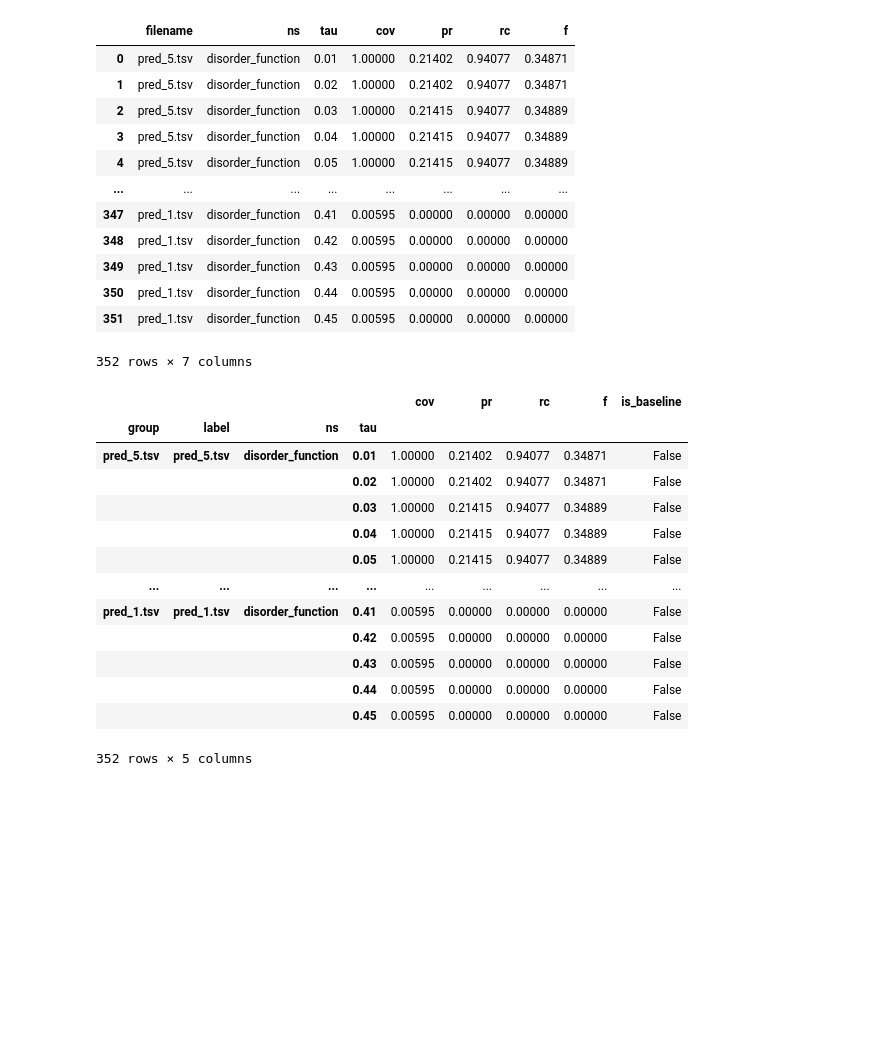
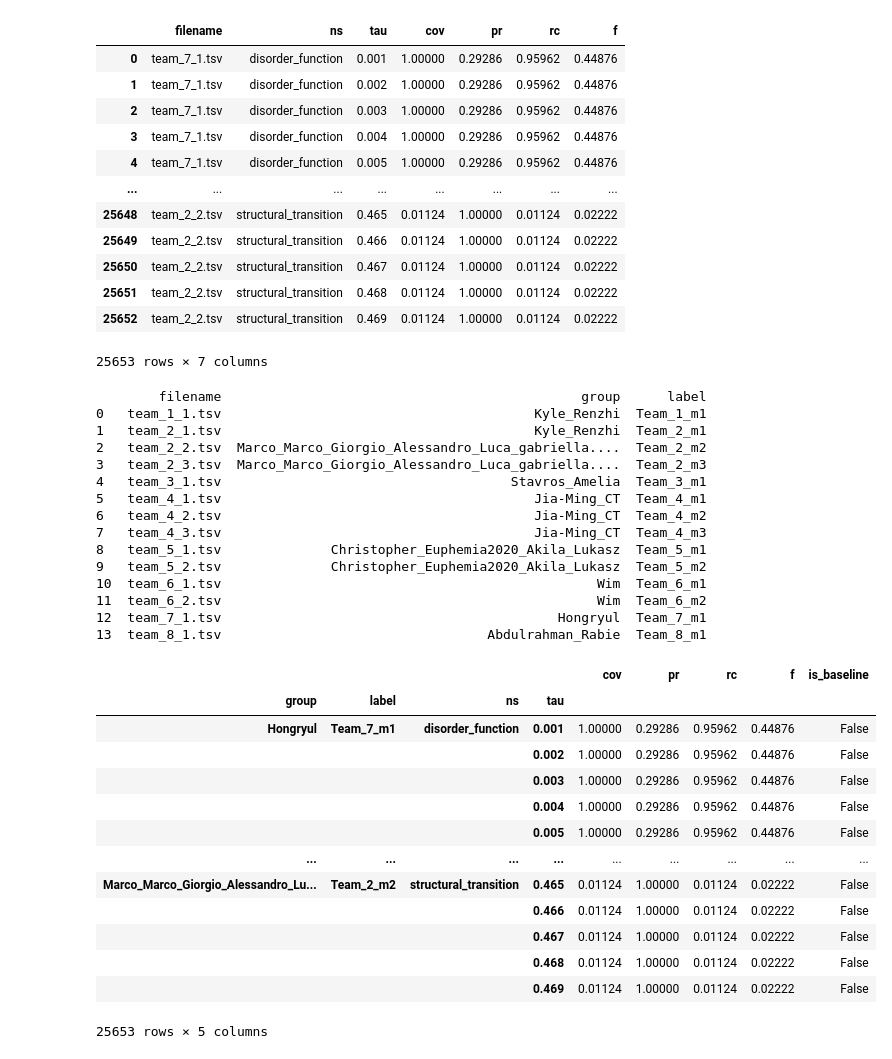
Before and after one commit to BioComputingUP/CAFA-evaluator, a Jupyter notebook: src/plot.ipynb, the cells around one changed output. Drawn from its saved outputs; the diff is of its cells as text; code cells hidden in the pictures; blank space fills up the shorter version.

```diff
--- a/src/plot.ipynb
+++ b/src/plot.ipynb
@@ -5,14 +5,25 @@ import numpy as np
 plt.set_loglevel("info")
 # %%
 # Input
-df_file = "results/evaluation_all.tsv"
-out_folder = "results"
+# df_file = "results/evaluation_all.tsv"
+# out_folder = "results"
+
+# df_file = "../../CAFA-evaluator_data/cafa4_idpo_evaluation/results_go/evaluation_all.tsv"
+# out_folder = "../../CAFA-evaluator_data/cafa4_idpo_evaluation/results_go"
+
+df_file = "../../CAFA-evaluator_data/cafa4_idpo_evaluation/results_idpo/evaluation_all.tsv"
+out_folder = "../../CAFA-evaluator_data/cafa4_idpo_evaluation/results_idpo"
 
 # Set to None if you don't want to use it. Results will not be grouped/filtered by team
-names_file = None
+# names_file = None
+
+names_file = "../../CAFA-evaluator_data/cafa4_idpo_evaluation/names.tsv"
 
 # Cumulate the last column of the cols variable, e.g. "pr" --> precision, so that the curves are monotonic as in CAFA
 cumulate = True
+
+# Methods with coverage below this threshold will not be plotted
+coverage_threshold = 0.3
 
 # Select a metric
 metric, cols = ('f', ['rc', 'pr'])
@@ -23,50 +34,66 @@ df = pd.read_csv(df_file, sep="\t")
 df
 # %% [output]
 |  | filename | ns | tau | cov | pr | rc | f |
-| 0 | pred_5.tsv | disorder_function | 0.01 | 1.00000 | 0.21402 | 0.94077 | 0.34871 |
-| 1 | pred_5.tsv | disorder_function | 0.02 | 1.00000 | 0.21402 | 0.94077 | 0.34871 |
-| 2 | pred_5.tsv | disorder_function | 0.03 | 1.00000 | 0.21415 | 0.94077 | 0.34889 |
-| 3 | pred_5.tsv | disorder_function | 0.04 | 1.00000 | 0.21415 | 0.94077 | 0.34889 |
-| 4 | pred_5.tsv | disorder_function | 0.05 | 1.00000 | 0.21415 | 0.94077 | 0.34889 |
+| 0 | team_7_1.tsv | disorder_function | 0.001 | 1.00000 | 0.29286 | 0.95962 | 0.44876 |
+| 1 | team_7_1.tsv | disorder_function | 0.002 | 1.00000 | 0.29286 | 0.95962 | 0.44876 |
+| 2 | team_7_1.tsv | disorder_function | 0.003 | 1.00000 | 0.29286 | 0.95962 | 0.44876 |
+| 3 | team_7_1.tsv | disorder_function | 0.004 | 1.00000 | 0.29286 | 0.95962 | 0.44876 |
+| 4 | team_7_1.tsv | disorder_function | 0.005 | 1.00000 | 0.29286 | 0.95962 | 0.44876 |
 | ... | ... | ... | ... | ... | ... | ... | ... |
-| 347 | pred_1.tsv | disorder_function | 0.41 | 0.00595 | 0.00000 | 0.00000 | 0.00000 |
-| 348 | pred_1.tsv | disorder_function | 0.42 | 0.00595 | 0.00000 | 0.00000 | 0.00000 |
-| 349 | pred_1.tsv | disorder_function | 0.43 | 0.00595 | 0.00000 | 0.00000 | 0.00000 |
-| 350 | pred_1.tsv | disorder_function | 0.44 | 0.00595 | 0.00000 | 0.00000 | 0.00000 |
-| 351 | pred_1.tsv | disorder_function | 0.45 | 0.00595 | 0.00000 | 0.00000 | 0.00000 |
+| 25648 | team_2_2.tsv | structural_transition | 0.465 | 0.01124 | 1.00000 | 0.01124 | 0.02222 |
+| 25649 | team_2_2.tsv | structural_transition | 0.466 | 0.01124 | 1.00000 | 0.01124 | 0.02222 |
+| 25650 | team_2_2.tsv | structural_transition | 0.467 | 0.01124 | 1.00000 | 0.01124 | 0.02222 |
+| 25651 | team_2_2.tsv | structural_transition | 0.468 | 0.01124 | 1.00000 | 0.01124 | 0.02222 |
+| 25652 | team_2_2.tsv | structural_transition | 0.469 | 0.01124 | 1.00000 | 0.01124 | 0.02222 |
-352 rows × 7 columns
+25653 rows × 7 columns
 # %%
 if names_file is None:
     df['group'] = df['filename']
     df['label'] = df['filename']
     df['is_baseline'] = False
 else:
     # Set method information (optional)
-    methods = pd.read_csv(names_file, delim_whitespace=True)
+    methods = pd.read_csv(names_file, delim_whitespace=True, header=0)
     df = pd.merge(df, methods, on='filename', how='left')
     df['group'].fillna(df['filename'], inplace=True)
     df['label'].fillna(df['filename'], inplace=True)
     if 'is_baseline' not in df:
         df['is_baseline'] = False
     else:
         df['is_baseline'].fillna(False, inplace=True)
+    print(methods)
 df = df.drop(columns='filename').set_index(['group', 'label', 'ns', 'tau'])
 df
 # %% [output]
+        filename                                              group      label
+0   team_1_1.tsv                                        Kyle_Renzhi  Team_1_m1
+1   team_2_1.tsv                                        Kyle_Renzhi  Team_2_m1
+2   team_2_2.tsv  Marco_Marco_Giorgio_Alessandro_Luca_gabriella....  Team_2_m2
+3   team_2_3.tsv  Marco_Marco_Giorgio_Alessandro_Luca_gabriella....  Team_2_m3
+4   team_3_1.tsv                                     Stavros_Amelia  Team_3_m1
+5   team_4_1.tsv                                        Jia-Ming_CT  Team_4_m1
+6   team_4_2.tsv                                        Jia-Ming_CT  Team_4_m2
+7   team_4_3.tsv                                        Jia-Ming_CT  Team_4_m3
+8   team_5_1.tsv              Christopher_Euphemia2020_Akila_Lukasz  Team_5_m1
+9   team_5_2.tsv              Christopher_Euphemia2020_Akila_Lukasz  Team_5_m2
+10  team_6_1.tsv                                                Wim  Team_6_m1
+11  team_6_2.tsv                                                Wim  Team_6_m2
+12  team_7_1.tsv                                           Hongryul  Team_7_m1
+13  team_8_1.tsv                                  Abdulrahman_Rabie  Team_8_m1
 |  |  |  |  | cov | pr | rc | f | is_baseline |
 | group | label | ns | tau |  |  |  |  |  |
-| pred_5.tsv | pred_5.tsv | disorder_function | 0.01 | 1.00000 | 0.21402 | 0.94077 | 0.34871 | False |
-|  |  |  | 0.02 | 1.00000 | 0.21402 | 0.94077 | 0.34871 | False |
-|  |  |  | 0.03 | 1.00000 | 0.21415 | 0.94077 | 0.34889 | False |
-|  |  |  | 0.04 | 1.00000 | 0.21415 | 0.94077 | 0.34889 | False |
-|  |  |  | 0.05 | 1.00000 | 0.21415 | 0.94077 | 0.34889 | False |
+| Hongryul | Team_7_m1 | disorder_function | 0.001 | 1.00000 | 0.29286 | 0.95962 | 0.44876 | False |
+|  |  |  | 0.002 | 1.00000 | 0.29286 | 0.95962 | 0.44876 | False |
+|  |  |  | 0.003 | 1.00000 | 0.29286 | 0.95962 | 0.44876 | False |
+|  |  |  | 0.004 | 1.00000 | 0.29286 | 0.95962 | 0.44876 | False |
+|  |  |  | 0.005 | 1.00000 | 0.29286 | 0.95962 | 0.44876 | False |
 | ... | ... | ... | ... | ... | ... | ... | ... | ... |
-| pred_1.tsv | pred_1.tsv | disorder_function | 0.41 | 0.00595 | 0.00000 | 0.00000 | 0.00000 | False |
-|  |  |  | 0.42 | 0.00595 | 0.00000 | 0.00000 | 0.00000 | False |
-|  |  |  | 0.43 | 0.00595 | 0.00000 | 0.00000 | 0.00000 | False |
-|  |  |  | 0.44 | 0.00595 | 0.00000 | 0.00000 | 0.00000 | False |
-|  |  |  | 0.45 | 0.00595 | 0.00000 | 0.00000 | 0.00000 | False |
+| Marco_Marco_Giorgio_Alessandro_Lu... | Team_2_m2 | structural_transition | 0.465 | 0.01124 | 1.00000 | 0.01124 | 0.02222 | False |
+|  |  |  | 0.466 | 0.01124 | 1.00000 | 0.01124 | 0.02222 | False |
+|  |  |  | 0.467 | 0.01124 | 1.00000 | 0.01124 | 0.02222 | False |
+|  |  |  | 0.468 | 0.01124 | 1.00000 | 0.01124 | 0.02222 | False |
+|  |  |  | 0.469 | 0.01124 | 1.00000 | 0.01124 | 0.02222 | False |
-352 rows × 5 columns
+25653 rows × 5 columns
 # %%
 # Assign colors based on group
 cmap = plt.get_cmap('tab20')
```
Also changed, not shown: parts of 8 cells of this notebook, 4 other files.
